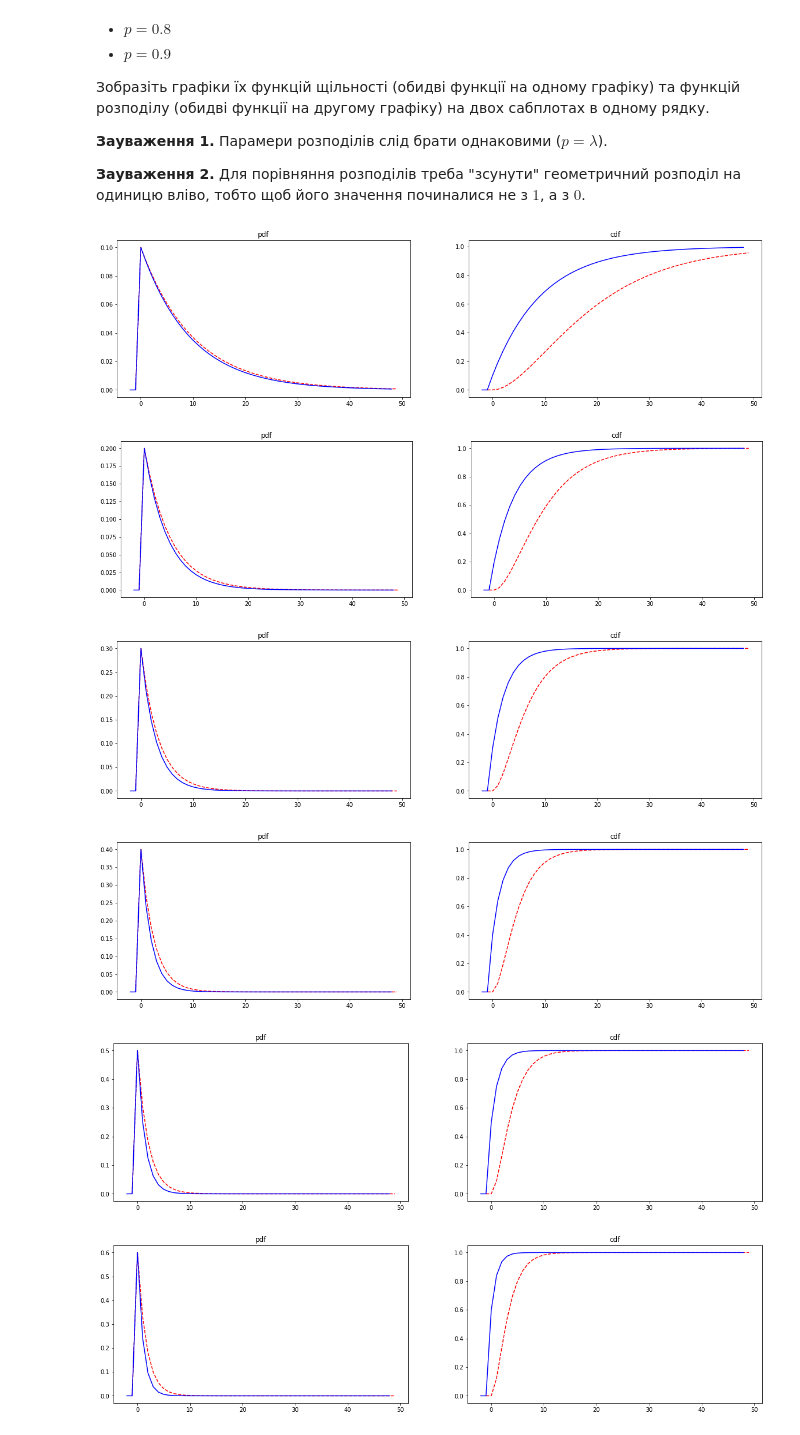
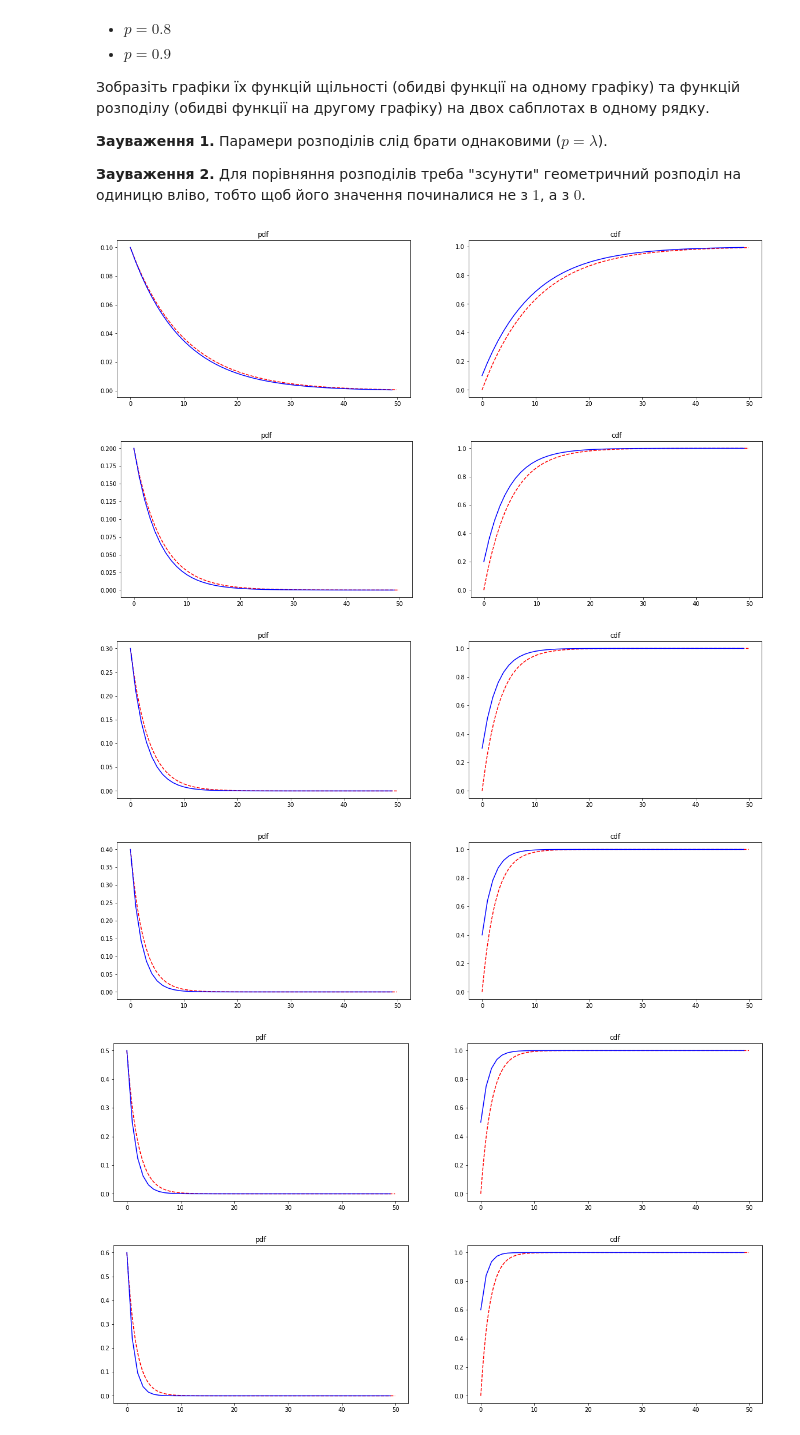
Before and after one commit to mikke-172/probability_homework5, a Jupyter notebook: Лабораторне заняття 5.ipynb, the cells around one changed output. Saved outputs shown, nothing was run; the diff lists cells and outputs as text; code cells hidden in the pictures.

```diff
--- a/Лабораторне заняття 5.ipynb
+++ b/Лабораторне заняття 5.ipynb
@@ -594,26 +698,27 @@ plt.show()
 # %%
 # Місце для Вашого коду
 from scipy.stats import geom
 for i in range (1, 10):
     p=i/10
     lmd=p
     loc = 0
     scale = 1 / lmd
-    x2 = np.arange(-1, 50, 1)
+    x2 = np.arange(0, 10, 0.1)
+    x2g = np.arange(0, 10, 1)
     y2 = expon.pdf(x2, loc=loc, scale=scale)
-    y2_ = gamma.cdf(x2, alpha, loc=loc, scale=scale)
+    y2_ = expon.cdf(x2, loc=loc, scale=scale)
     fig, axs = plt.subplots(1,2, figsize=(20,5))
-    yg = geom.pmf(x2, p)
-    yg_ = geom.cdf(x2, p)
+    yg = geom.pmf(x2g, p, loc=-1)
+    yg_ = geom.cdf(x2g, p, loc=-1)
 
-    axs[0].plot(x2, y2, 'r--', x2-1, yg, 'b')
+    axs[0].plot(x2, y2, 'r--', x2g, yg, 'b')
     axs[0].set_title('pdf')
-    axs[1].plot(x2, y2_, 'r--', x2-1, yg_, 'b')
+    axs[1].plot(x2, y2_, 'r--', x2g, yg_, 'b')
     axs[1].set_title('cdf')
 # %% [output]
-[figure, old version]
+[figure, new version]
-[figure, old version]
+[figure, new version]
-[figure, old version]
+[figure, new version]
-[figure, old version]
+[figure, new version]
-[figure, old version]
+[figure, new version]
-[figure, old version]
+[figure, new version]
```
Also changed, not shown: parts of 2 cells of this notebook.
